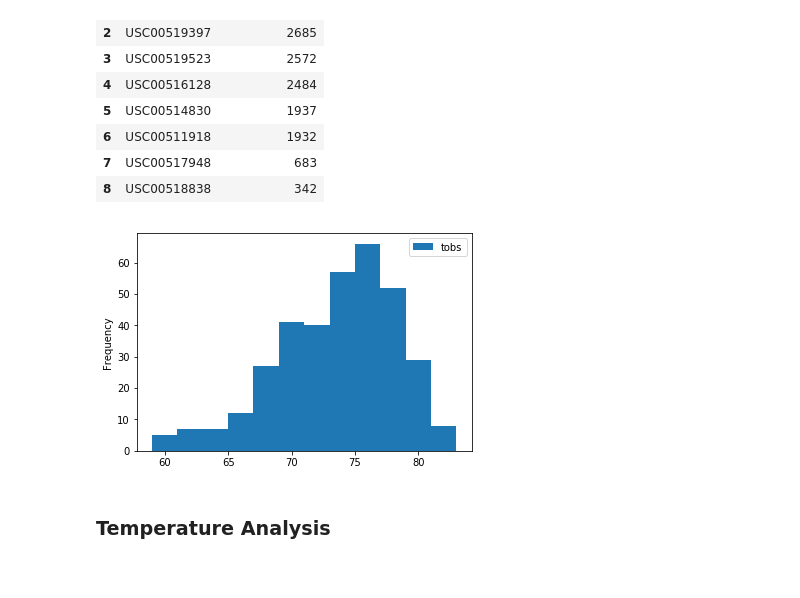
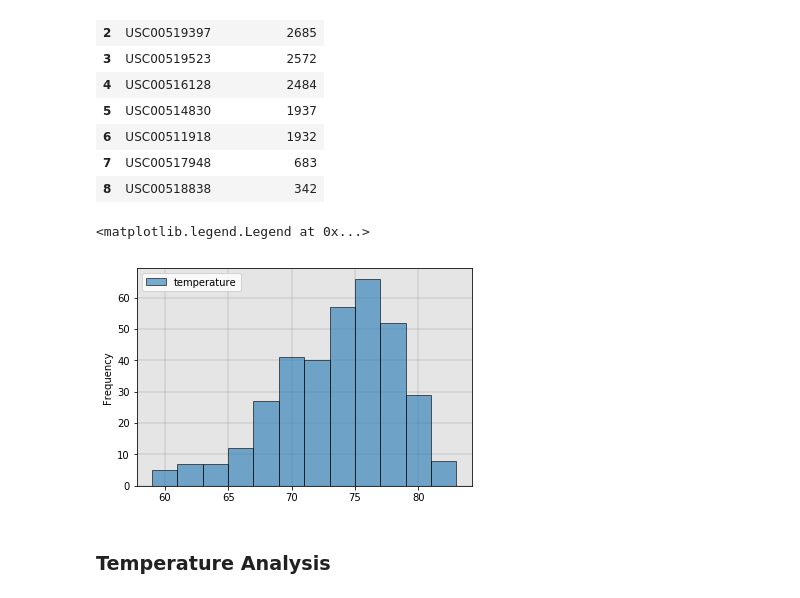
Before and after one commit to AMRiehle/sql-alchemy-challenge, a Jupyter notebook: climate_analysis.ipynb, the cells around one changed output. Saved outputs shown, nothing was run; the diff lists cells and outputs as text; code cells hidden in the pictures.

Commit message:
Adjust chart formatting

```diff
--- a/climate_analysis.ipynb
+++ b/climate_analysis.ipynb
@@ -88,9 +92,15 @@ station_counts_df
 | 8 | USC00518838 | 342 |
 # %%
 station_counts_df = pd.read_sql('SELECT tobs FROM measurements WHERE station = "USC00519281" AND date > "2016-08-23"', conn)
-station_counts_df.plot(kind='hist', bins=12)
+ax = station_counts_df.plot(kind='hist', bins=12, edgecolor='black', alpha=0.6)
+ax.patch.set_facecolor('lightgray')
+ax.patch.set_alpha(0.6)
+plt.grid(linewidth=2, alpha=0.3)
+ax.set_axisbelow(True)
 plt.savefig('Images/temperature_analysis.png')
+plt.legend(['temperature'])
 # %% [output]
+<matplotlib.legend.Legend at 0x...>
-[figure, old version]
+[figure, new version]
 # %% [markdown]
 ### Temperature Analysis
```
Also changed, not shown: parts of 1 cell of this notebook, 2 other files.
